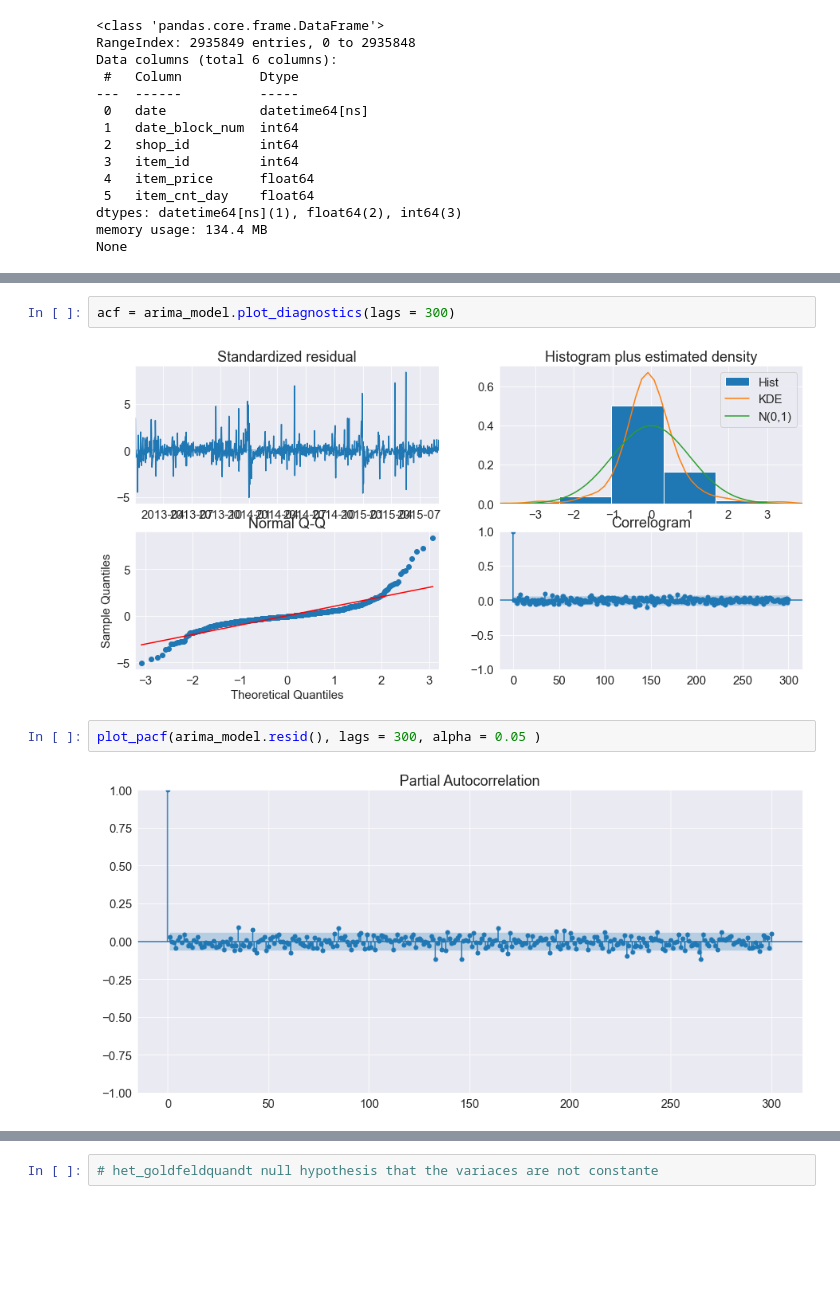
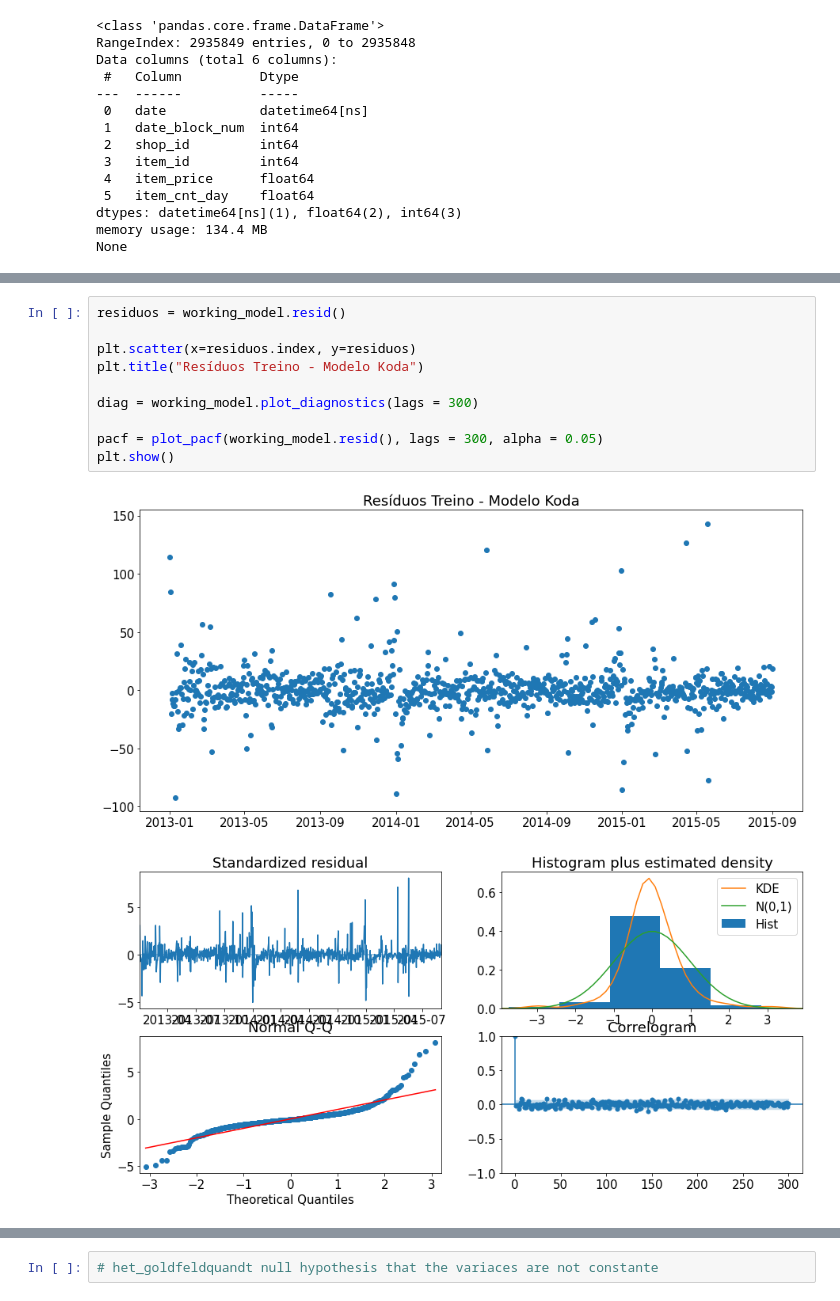
Before and after one commit to derSchmetterling/time_series, a Jupyter notebook: trabalho_ts_auto.ipynb, the cells around one changed output, grey strips where cells are left out. Saved outputs shown, nothing was run; the diff lists cells and outputs as text; blank space fills up the shorter version.

```diff
--- a/trabalho_ts_auto.ipynb
+++ b/trabalho_ts_auto.ipynb
@@ -253,8 +349,13 @@ plt.show()
-# %%
-acf = arima_model.plot_diagnostics(lags = 300)
-# %% [output]
-[figure, removed]
-# %%
-plot_pacf(arima_model.resid(), lags = 300, alpha = 0.05 )
-# %% [output]
-[figure, removed]
+# %%
+residuos = working_model.resid()
+
+plt.scatter(x=residuos.index, y=residuos)
+plt.title("Resíduos Treino - Modelo Koda")
+
+diag = working_model.plot_diagnostics(lags = 300)
+
+pacf = plot_pacf(working_model.resid(), lags = 300, alpha = 0.05)
+plt.show()
+# %% [output]
+[figure, added]
+[figure, added]
```
Also changed, not shown: parts of 26 cells of this notebook.
